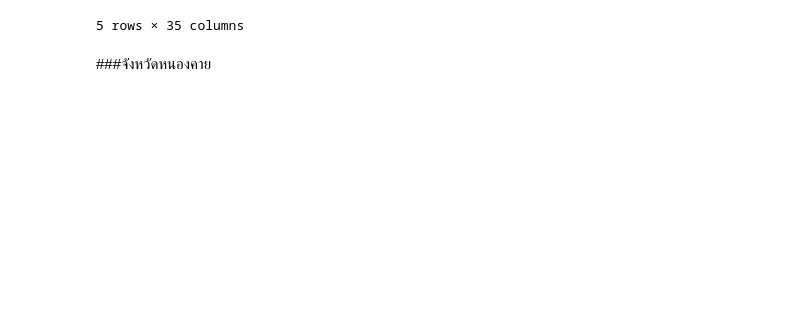
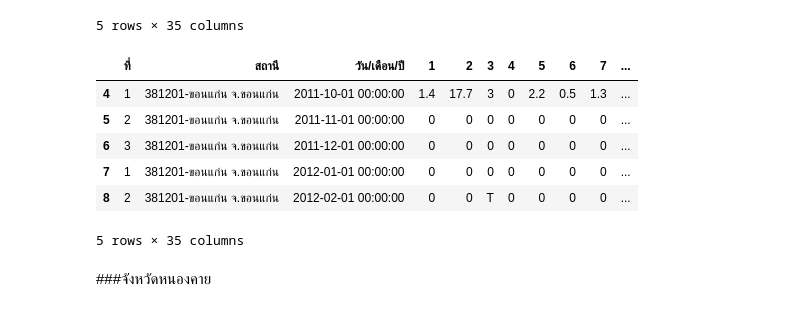
Before and after one commit to NewtonSawitta/bsc_dpdm22, a Jupyter notebook: Quiz_Group_5_20_of_Midterm.ipynb, the cells around one changed output. Drawn from its saved outputs; the diff is of its cells as text; code cells hidden in the pictures; blank space fills up the shorter version.

```diff
--- a/Quiz_Group_5_20_of_Midterm.ipynb
+++ b/Quiz_Group_5_20_of_Midterm.ipynb
@@ -48,6 +60,18 @@ kk_rain.head(5)
 | 3 | NaN | NaN | NaN | 1 | 2 | 3 | 4 | ... |
 | 4 | 1 | 381201-ขอนแก่น จ.ขอนแก่น | 2011-10-01 00:00:00 | 1.4 | 17.7 | 3 | 0 | ... |
 5 rows × 35 columns
+# %%
+kk_rain.drop([0,1,2,3], inplace= True)
+kk_rain.set_axis(['ที่', 'สถานี','วัน/เดือน/ปี','1','2','3','4','5','6','7','8','9','10','11','12','13','14','15','16','17','18','19','20','21','22','23','24','25','26','27','28','29','30','31','เฉลี่ย'], axis='columns', inplace=True)
+kk_rain.head(5)
+# %% [output]
+|  | ที่ | สถานี | วัน/เดือน/ปี | 1 | 2 | 3 | 4 | 5 | 6 | 7 | ... |
+| 4 | 1 | 381201-ขอนแก่น จ.ขอนแก่น | 2011-10-01 00:00:00 | 1.4 | 17.7 | 3 | 0 | 2.2 | 0.5 | 1.3 | ... |
+| 5 | 2 | 381201-ขอนแก่น จ.ขอนแก่น | 2011-11-01 00:00:00 | 0 | 0 | 0 | 0 | 0 | 0 | 0 | ... |
+| 6 | 3 | 381201-ขอนแก่น จ.ขอนแก่น | 2011-12-01 00:00:00 | 0 | 0 | 0 | 0 | 0 | 0 | 0 | ... |
+| 7 | 1 | 381201-ขอนแก่น จ.ขอนแก่น | 2012-01-01 00:00:00 | 0 | 0 | 0 | 0 | 0 | 0 | 0 | ... |
+| 8 | 2 | 381201-ขอนแก่น จ.ขอนแก่น | 2012-02-01 00:00:00 | 0 | 0 | T | 0 | 0 | 0 | 0 | ... |
+5 rows × 35 columns
 # %% [markdown]
 ###จังหวัดหนองคาย
 # %%
```
Also changed, not shown: parts of 5 cells of this notebook.
